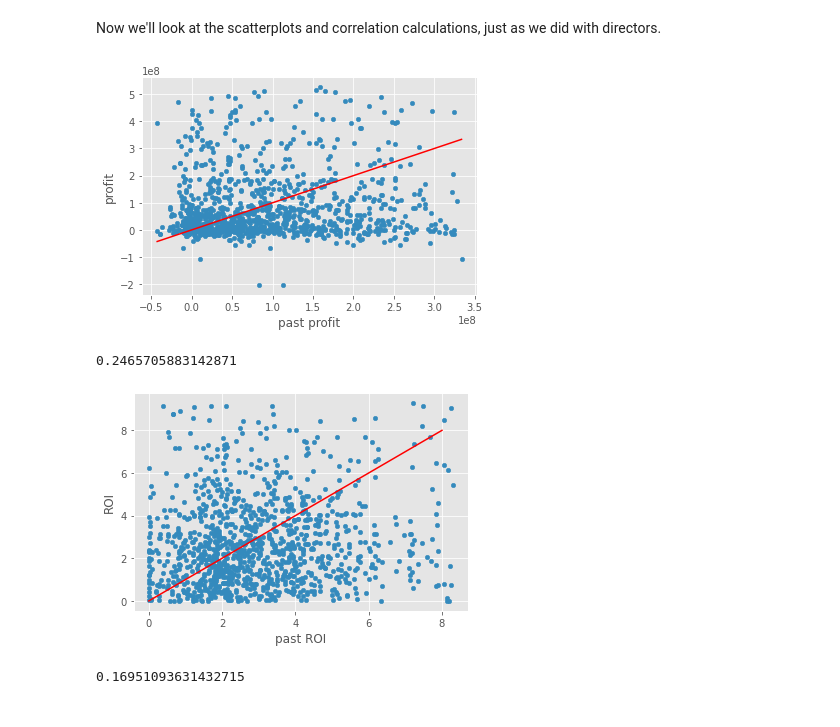
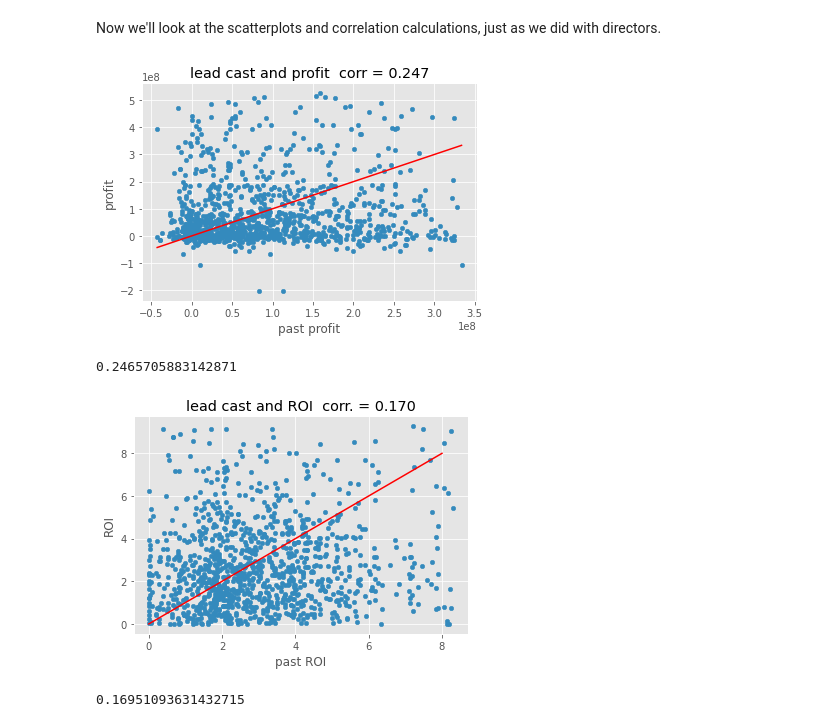
Before and after one commit to aarongalbraith/flatiron-phase1-project-redo, a Jupyter notebook: aaron_galbraith_p1_proj_redo.ipynb, the cells around one changed output. Drawn from its saved outputs; the diff is of its cells as text; code cells hidden in the pictures.

```diff
--- a/aaron_galbraith_p1_proj_redo.ipynb
+++ b/aaron_galbraith_p1_proj_redo.ipynb
@@ -152,11 +152,11 @@ This function will compare current and past values (see explanation below re: Sp
 # this function will trim outliers and create a plot comparing current to past data
 # it will also feature a 45° line (y = x) to show where a feature is worse or better than expected
 
-def past_plot(df, field):
+def past_plot(df, field, plot_title):
     ax = plt.gca()
     df = outlier_trim(df, field, 1.5)
     df = outlier_trim(df, 'past ' + field, 1.5)
-    df.plot('past ' + field, field, kind='scatter', ax=ax)
+    df.plot('past ' + field, field, kind='scatter', title = plot_title, ax=ax)
     maxval = int(round(min(df[field].max(),df['past ' + field].max()),0))
     minval = int(round(max(df[field].min(),df['past ' + field].min()),0))
 
@@ -1009,17 +1009,17 @@ star_exp_df.count()['title']
 # %% [markdown]
 Now we'll look at the scatterplots and correlation calculations, just as we did with directors.
 # %%
-past_plot(star_exp_df, 'profit');
+past_plot(star_exp_df, 'profit', 'lead cast and profit  corr = 0.247');
 # %% [output]
-[figure, old version]
+[figure, new version]
 # %%
 star_exp_df['profit'].corr(star_exp_df['past profit'])
 # %% [output]
 0.2465705883142871
 # %%
-past_plot(star_exp_df, 'ROI');
+past_plot(star_exp_df, 'ROI', 'lead cast and ROI  corr. = 0.170');
 # %% [output]
-[figure, old version]
+[figure, new version]
 # %%
 star_exp_df['ROI'].corr(star_exp_df['past ROI'])
 # %% [output]
```
Also changed, not shown: parts of 7 cells of this notebook, 11 other files.
